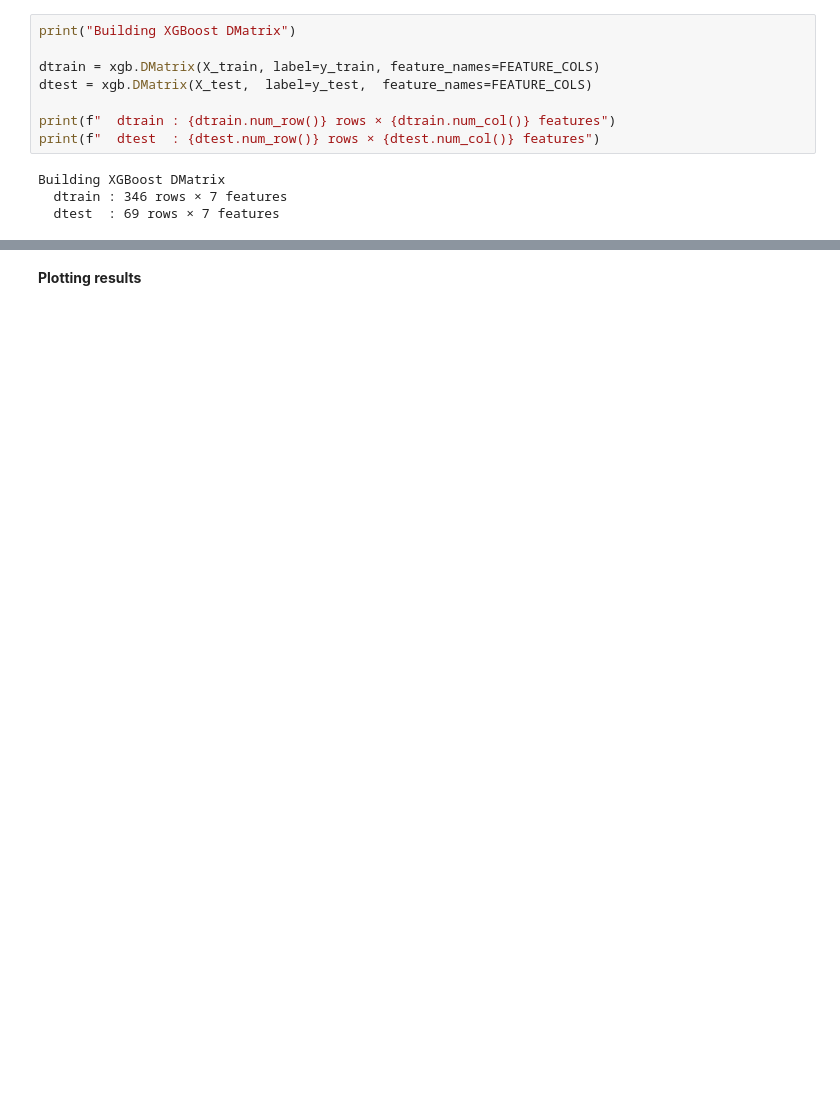
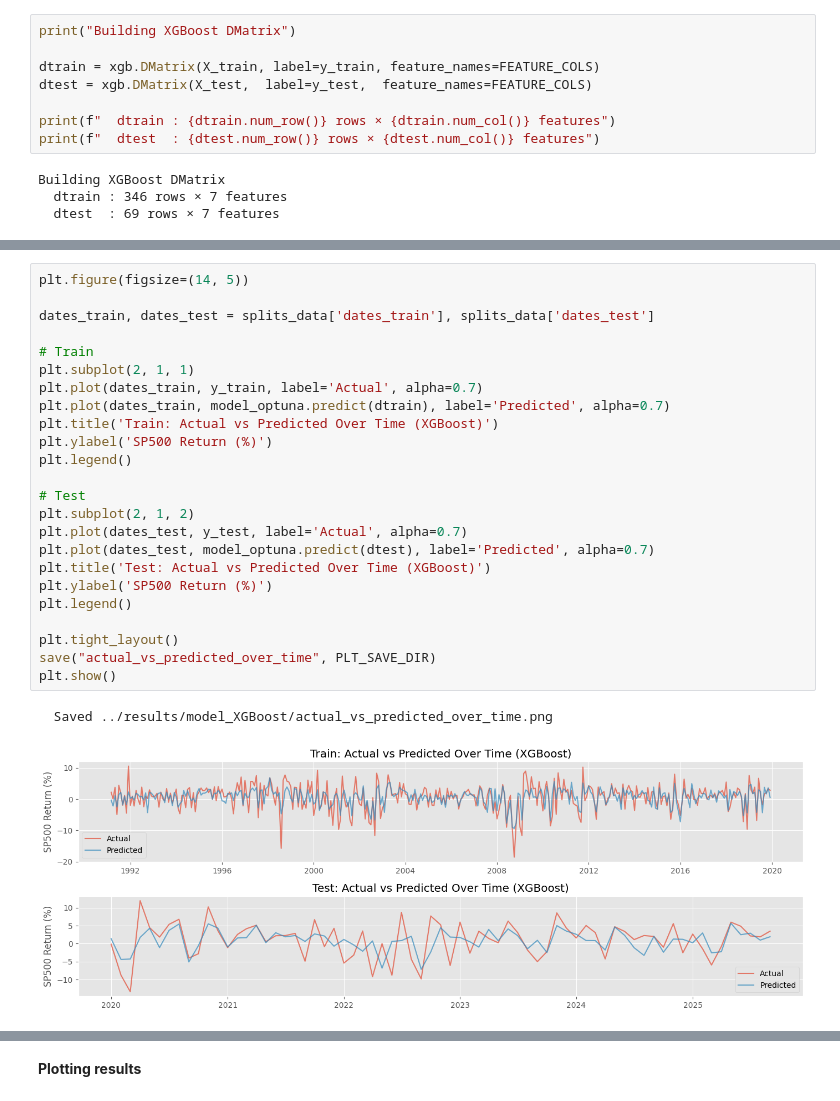
Before and after one commit to ashan-shashika/macroeconomic-impact-stock-ml, a Jupyter notebook: notebooks/07_XGBoost.ipynb, the cells around one changed output, grey strips where cells are left out. Cells and saved outputs as stored; diff of their text form; blank space fills up the shorter version.

```diff
--- a/notebooks/07_XGBoost.ipynb
+++ b/notebooks/07_XGBoost.ipynb
@@ -266,2 +336,29 @@ plt.show()
+# %%
+plt.figure(figsize=(14, 5))
+
+dates_train, dates_test = splits_data['dates_train'], splits_data['dates_test']
+
+# Train
+plt.subplot(2, 1, 1)
+plt.plot(dates_train, y_train, label='Actual', alpha=0.7)
+plt.plot(dates_train, model_optuna.predict(dtrain), label='Predicted', alpha=0.7)
+plt.title('Train: Actual vs Predicted Over Time (XGBoost)')
+plt.ylabel('SP500 Return (%)')
+plt.legend()
+
+# Test
+plt.subplot(2, 1, 2)
+plt.plot(dates_test, y_test, label='Actual', alpha=0.7)
+plt.plot(dates_test, model_optuna.predict(dtest), label='Predicted', alpha=0.7)
+plt.title('Test: Actual vs Predicted Over Time (XGBoost)')
+plt.ylabel('SP500 Return (%)')
+plt.legend()
+
+plt.tight_layout()
+save("actual_vs_predicted_over_time", PLT_SAVE_DIR)
+plt.show()
+# %% [output]
+  Saved ../results/model_XGBoost/actual_vs_predicted_over_time.png
+[figure, added]
 # %% [markdown]
 ### Feature Importance
```
Also changed, not shown: parts of 21 cells of this notebook, 12 other files.
